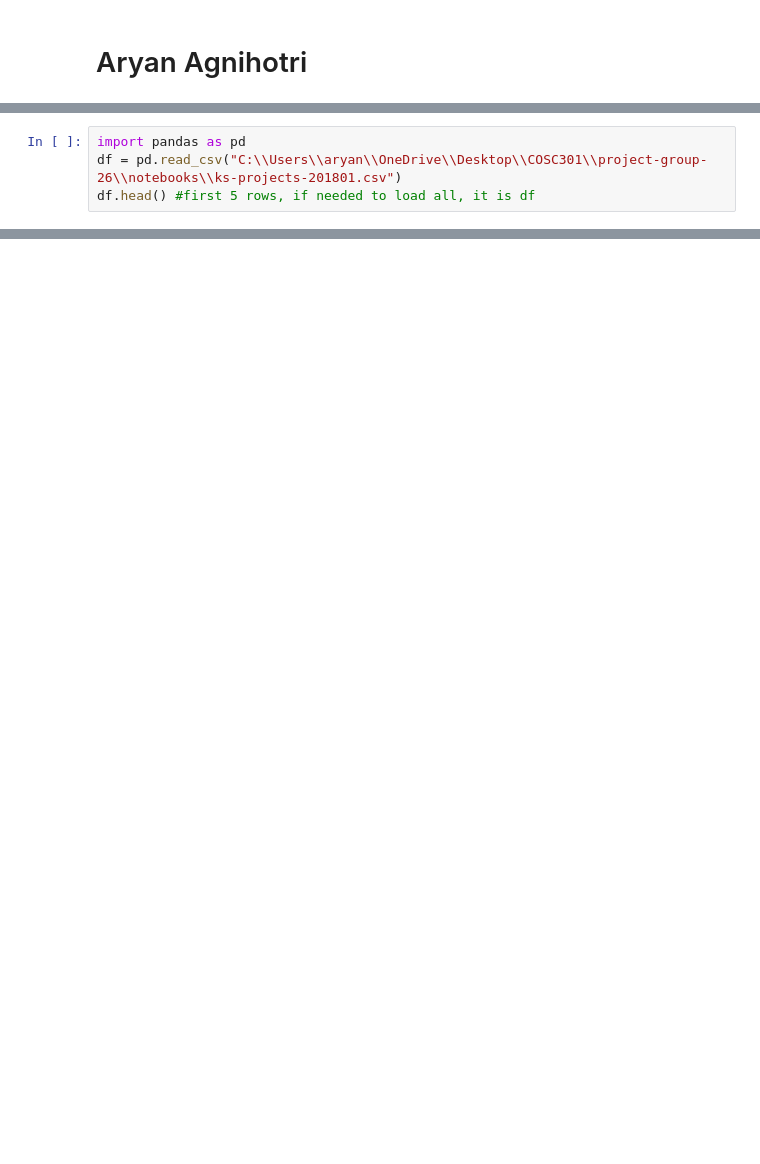
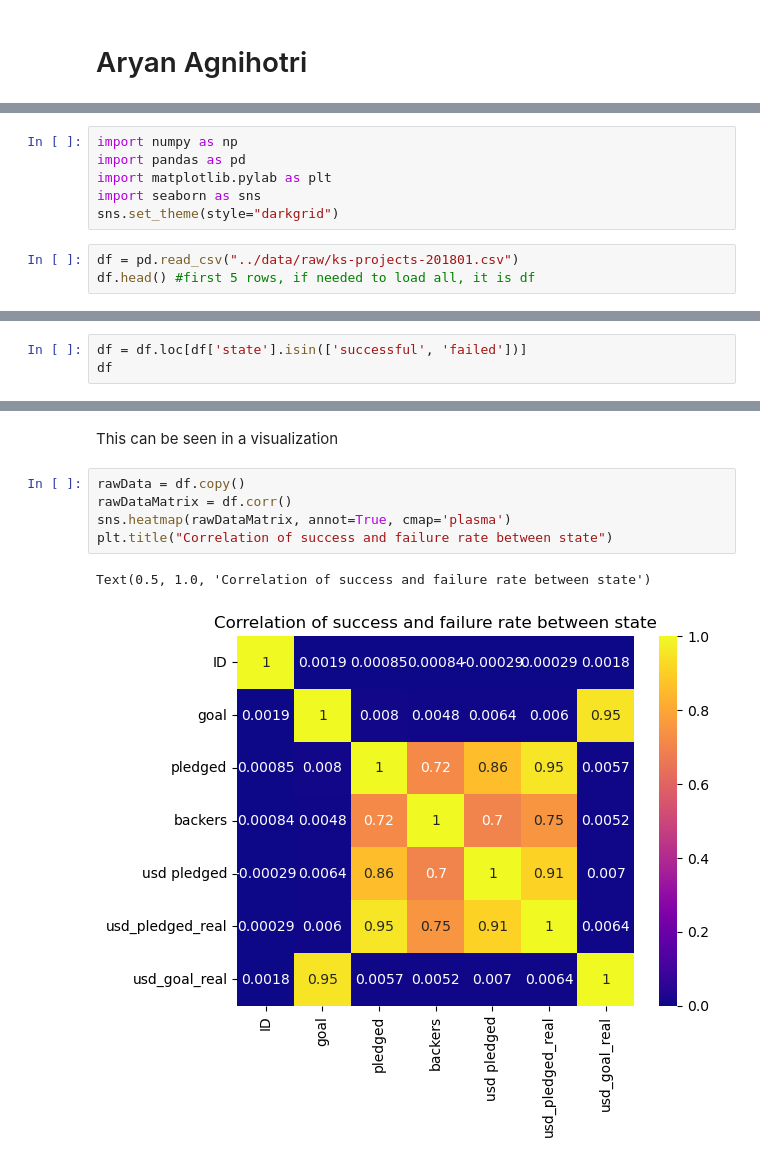
Before and after one commit to aryanagn/Funding-Trend-Navigator, a Jupyter notebook: notebooks/analysis3.ipynb, the cells around one changed output, grey strips where cells are left out. Drawn from its saved outputs; the diff is of its cells as text; blank space fills up the shorter version.

```diff
--- a/notebooks/analysis3.ipynb
+++ b/notebooks/analysis3.ipynb
@@ -9,6 +8,11 @@
+# %%
+import numpy as np
+import pandas as pd
+import matplotlib.pylab as plt
+import seaborn as sns
+sns.set_theme(style="darkgrid")
 # %%
-import pandas as pd
-df = pd.read_csv("C:\\Users\\aryan\\OneDrive\\Desktop\\COSC301\\project-group-26\\notebooks\\ks-projects-201801.csv")
+df = pd.read_csv("../data/raw/ks-projects-201801.csv")
 df.head() #first 5 rows, if needed to load all, it is df
 # %% [output]
 |  | ID | name | category | main_category | currency | deadline | goal | launched | pledged | state | ... |
@@ -19,0 +77,3 @@ df.head() #first 5 rows, if needed to load all, it is df
+# %%
+df = df.loc[df['state'].isin(['successful', 'failed'])]
+df
@@ -19,0 +112,10 @@ df.head() #first 5 rows, if needed to load all, it is df
+# %% [markdown]
+This can be seen in a visualization
+# %%
+rawData = df.copy()
+rawDataMatrix = df.corr()
+sns.heatmap(rawDataMatrix, annot=True, cmap='plasma')
+plt.title("Correlation of success and failure rate between state")
+# %% [output]
+Text(0.5, 1.0, 'Correlation of success and failure rate between state')
+[figure, added]
```
Also changed, not shown: parts of 49 cells of this notebook, 1 other file.
